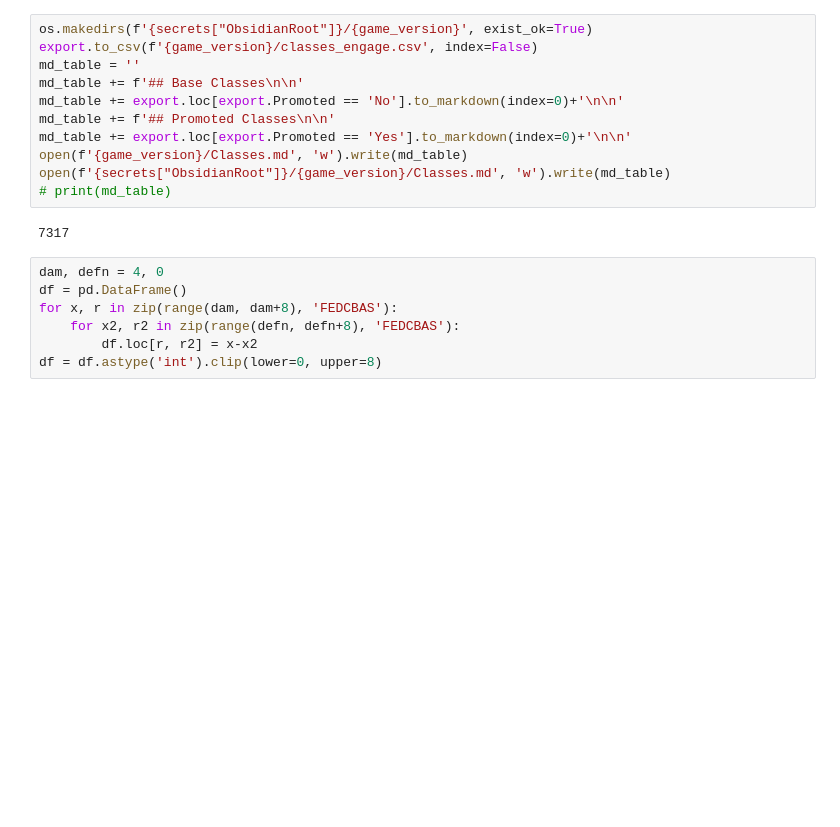
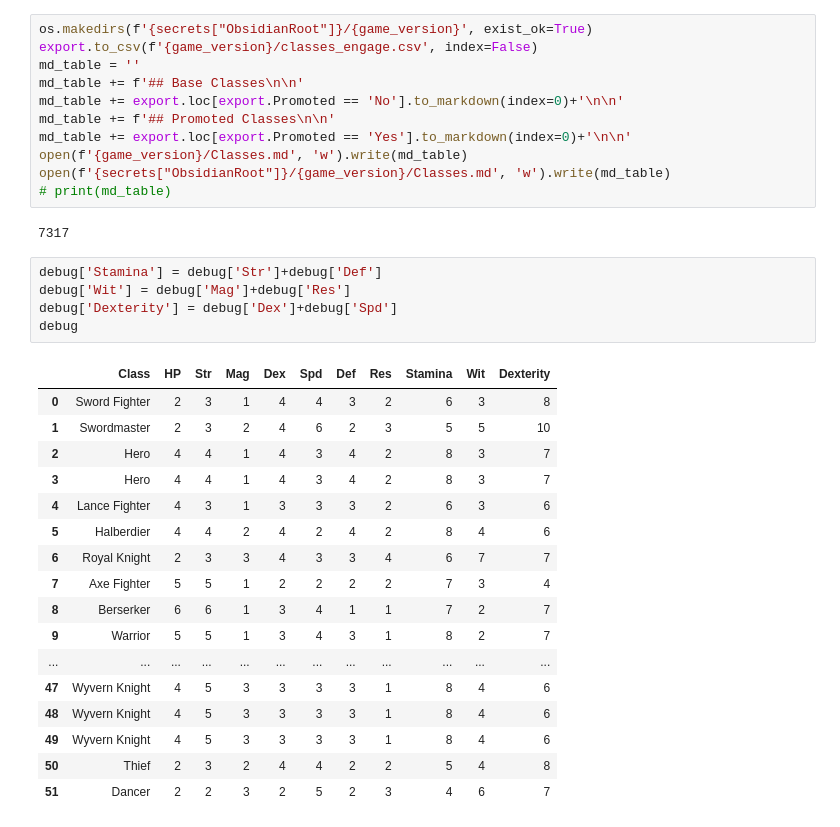
Before and after one commit to Willowlark/Officers-Chess, a Jupyter notebook: classes.ipynb, the cells around one changed output. Saved outputs shown, nothing was run; the diff lists cells and outputs as text; blank space fills up the shorter version.

```diff
--- a/classes.ipynb
+++ b/classes.ipynb
@@ -154,10 +158,26 @@ open(f'{secrets["ObsidianRoot"]}/{game_version}/Classes.md', 'w').write(md_table
 # print(md_table)
 # %% [output]
 7317
-# %%
-dam, defn = 4, 0
-df = pd.DataFrame()
-for x, r in zip(range(dam, dam+8), 'FEDCBAS'):
-    for x2, r2 in zip(range(defn, defn+8), 'FEDCBAS'):
-        df.loc[r, r2] = x-x2
-df = df.astype('int').clip(lower=0, upper=8)
+# %%
+debug['Stamina'] = debug['Str']+debug['Def']
+debug['Wit'] = debug['Mag']+debug['Res']
+debug['Dexterity'] = debug['Dex']+debug['Spd']
+debug
+# %% [output]
+|  | Class | HP | Str | Mag | Dex | Spd | Def | Res | Stamina | Wit | Dexterity |
+| 0 | Sword Fighter | 2 | 3 | 1 | 4 | 4 | 3 | 2 | 6 | 3 | 8 |
+| 1 | Swordmaster | 2 | 3 | 2 | 4 | 6 | 2 | 3 | 5 | 5 | 10 |
+| 2 | Hero | 4 | 4 | 1 | 4 | 3 | 4 | 2 | 8 | 3 | 7 |
+| 3 | Hero | 4 | 4 | 1 | 4 | 3 | 4 | 2 | 8 | 3 | 7 |
+| 4 | Lance Fighter | 4 | 3 | 1 | 3 | 3 | 3 | 2 | 6 | 3 | 6 |
+| 5 | Halberdier | 4 | 4 | 2 | 4 | 2 | 4 | 2 | 8 | 4 | 6 |
+| 6 | Royal Knight | 2 | 3 | 3 | 4 | 3 | 3 | 4 | 6 | 7 | 7 |
+| 7 | Axe Fighter | 5 | 5 | 1 | 2 | 2 | 2 | 2 | 7 | 3 | 4 |
+| 8 | Berserker | 6 | 6 | 1 | 3 | 4 | 1 | 1 | 7 | 2 | 7 |
+| 9 | Warrior | 5 | 5 | 1 | 3 | 4 | 3 | 1 | 8 | 2 | 7 |
+| ... | ... | ... | ... | ... | ... | ... | ... | ... | ... | ... | ... |
+| 47 | Wyvern Knight | 4 | 5 | 3 | 3 | 3 | 3 | 1 | 8 | 4 | 6 |
+| 48 | Wyvern Knight | 4 | 5 | 3 | 3 | 3 | 3 | 1 | 8 | 4 | 6 |
+| 49 | Wyvern Knight | 4 | 5 | 3 | 3 | 3 | 3 | 1 | 8 | 4 | 6 |
+| 50 | Thief | 2 | 3 | 2 | 4 | 4 | 2 | 2 | 5 | 4 | 8 |
+| 51 | Dancer | 2 | 2 | 3 | 2 | 5 | 2 | 3 | 4 | 6 | 7 |
```
Also changed, not shown: parts of 1 cell of this notebook, 18 other files.
